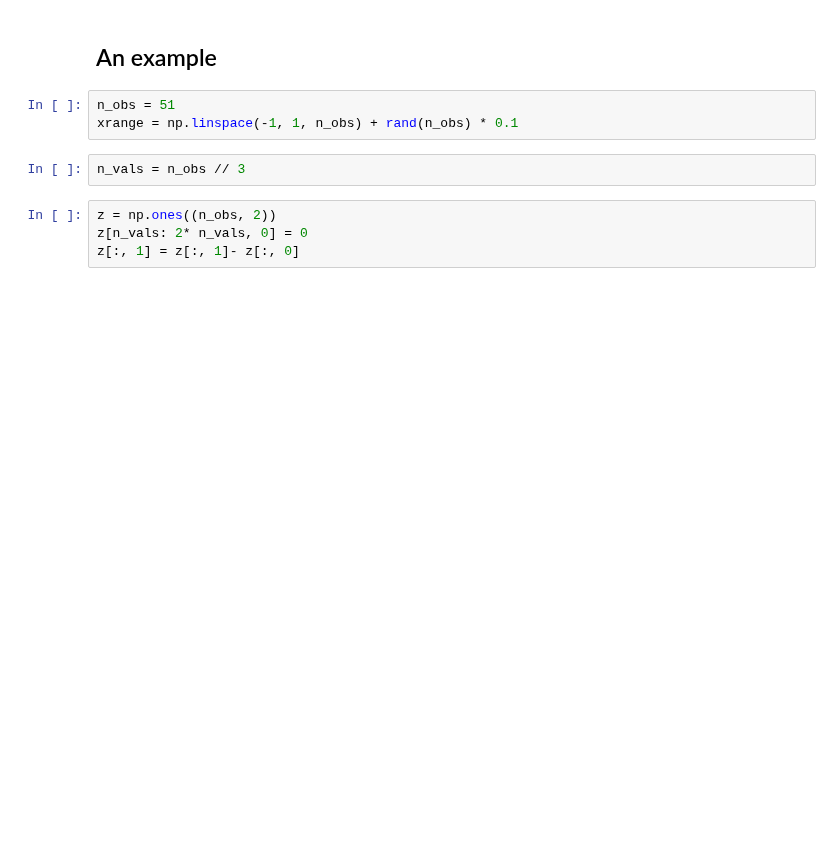
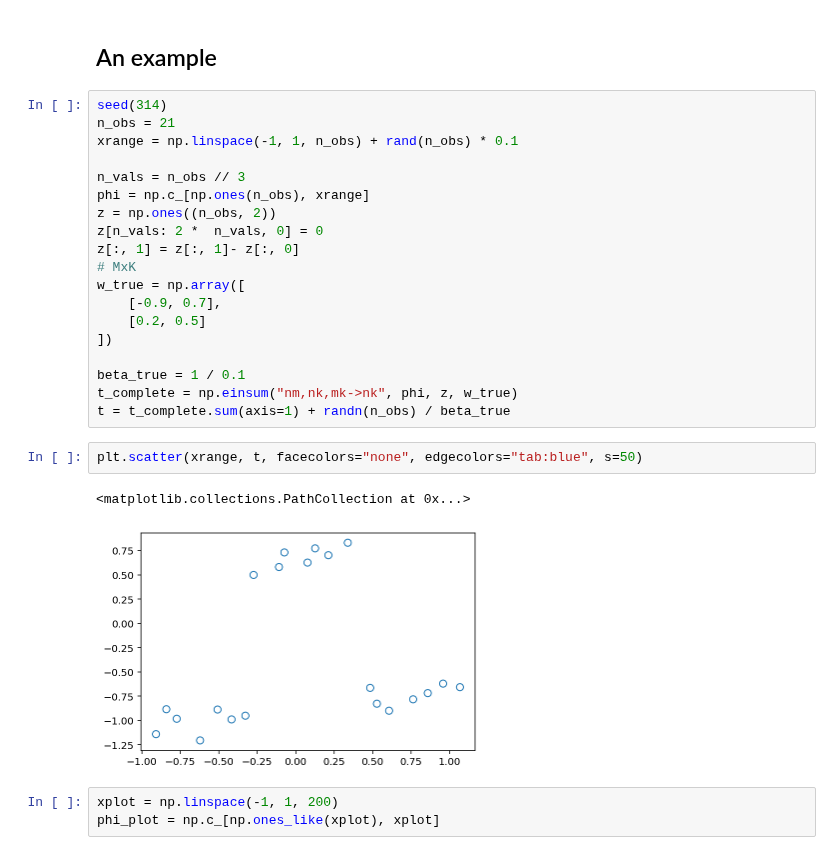
Before and after one commit to gerdm/prml, a Jupyter notebook: chapter14/cmm-linear-regression.ipynb, the cells around one changed output. Drawn from its saved outputs; the diff is of its cells as text; blank space fills up the shorter version.

```diff
--- a/chapter14/cmm-linear-regression.ipynb
+++ b/chapter14/cmm-linear-regression.ipynb
@@ -46,11 +54,29 @@ $$
 # %% [markdown]
 ## An example
-# %%
-n_obs = 51
-xrange = np.linspace(-1, 1, n_obs) + rand(n_obs) * 0.1
-# %%
-n_vals = n_obs // 3
-# %%
-z = np.ones((n_obs, 2))
-z[n_vals: 2* n_vals, 0] = 0
-z[:, 1] = z[:, 1]- z[:, 0]
+# %%
+seed(314)
+n_obs = 21
+xrange = np.linspace(-1, 1, n_obs) + rand(n_obs) * 0.1
+
+n_vals = n_obs // 3
+phi = np.c_[np.ones(n_obs), xrange]
+z = np.ones((n_obs, 2))
+z[n_vals: 2 *  n_vals, 0] = 0
+z[:, 1] = z[:, 1]- z[:, 0]
+# MxK
+w_true = np.array([
+    [-0.9, 0.7],
+    [0.2, 0.5]
+])
+
+beta_true = 1 / 0.1
+t_complete = np.einsum("nm,nk,mk->nk", phi, z, w_true)
+t = t_complete.sum(axis=1) + randn(n_obs) / beta_true
+# %%
+plt.scatter(xrange, t, facecolors="none", edgecolors="tab:blue", s=50)
+# %% [output]
+<matplotlib.collections.PathCollection at 0x...>
+[figure, added]
+# %%
+xplot = np.linspace(-1, 1, 200)
+phi_plot = np.c_[np.ones_like(xplot), xplot]
```
Also changed, not shown: parts of 14 cells of this notebook.
